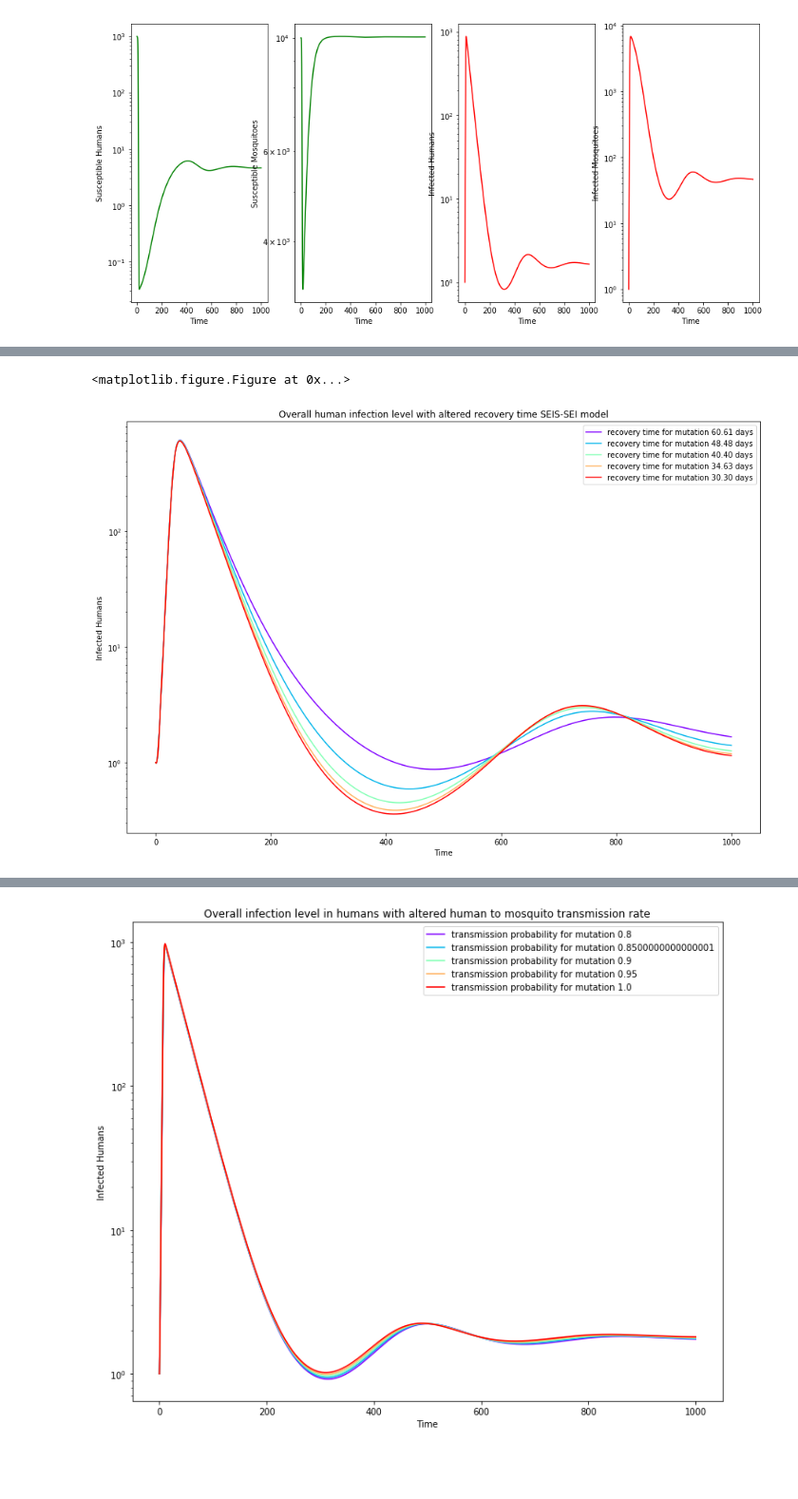
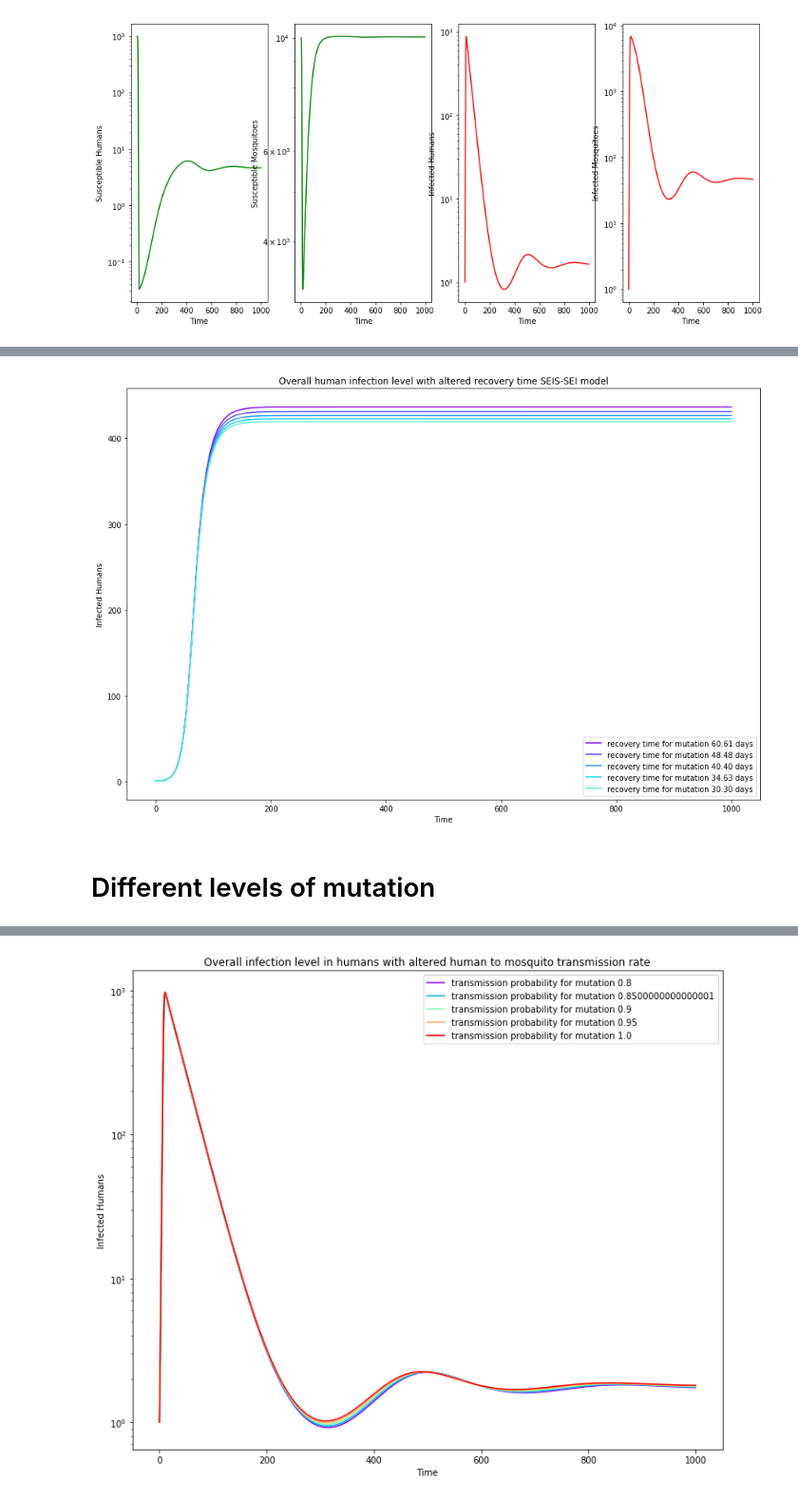
Before and after one commit to susiecant/MSc-project-code, a Jupyter notebook: differential equations with host mutation.ipynb, the cells around one changed output, grey strips where cells are left out. Shown at 95% size. Saved outputs shown, nothing was run; the diff lists cells and outputs as text; code cells hidden in the pictures; blank space fills up the shorter version.

```diff
--- a/differential equations with host mutation.ipynb
+++ b/differential equations with host mutation.ipynb
@@ -74,13 +66,13 @@ def SIS_SI_mut(INP,t):
     Y=np.zeros((6))
     V = INP
     #susceptible hosts
-    Y[0] = nu[0]*(N/1e3) - V[0] * r * (beta[0][1]*V[5]) - d[0] * V[0]
+    Y[0] = nu[0]*(N/1e3) - V[0] * r * (beta[0][1]*V[5]) - d[0] * V[0] + gamma[0] * V[3]
 
     #susceptible hosts w mutation
-    Y[1] = nu[0]*(mutants/1e3) - V[1] * r * (beta[0][1]*V[5]) - d[0] * V[1]
+    Y[1] = nu[0]*(mutants/1e3) - V[1] * r * (beta[0][1]*V[5]) - d[0]* V[1] + gamma[2] * V[4]
 
     #susceptible mosquitos
-    Y[2] = nu[1] - (V[2] * r * (beta[1][0]*V[3]) + V[2] * r * (beta[1][0]*V[4]) ) - d[1] * V[2]
+    Y[2] = nu[1] - (V[2] * r * (beta[1][0]*V[3]) + V[2] * r * (beta[1][1]*V[4]) ) - d[1] * V[2]
 
     #infected hosts
     Y[3] = V[0] * r * (beta[0][1]*V[5]) - gamma[0] * V[3] - d[0] * V[3]
@@ -100,22 +92,17 @@ RES_recovery=np.zeros((1001,6,5))
 r=0.5/1e3;
 mutants=100
 N=900
-beta=np.array([[0, 0.5], [0.8, 0.8]]);
-#gamma=np.array([0.033, 0,0.01]);
-d=np.array([5.5e-5, 0.143]);
-nu=np.array([5.5e-2, 1.443e3]);
-X0=np.array([1e3-mutants,mutants, 1e4,]);
-Y0=np.array([1,0, 1]);
-ND=MaxTime=1000.0;
-TS=1.0
-#alpha=1.0
-INPUT=np.hstack((X0,Y0))
+beta=np.array([[0, 0.2], [0.5, 0.5]]);
+d=np.array([5.5e-5, 0.025]);
+nu=np.array([5.5e-2, 2.5e2]);
+
+
 for i in range(5):
-    X0=np.array([1e3-mutants,mutants, 1e4,]);
+    X0=np.array([1e3-mutants,mutants, 1e4]);
     Y0=np.array([1,0, 1]);
     ND=MaxTime=1000.0;
     TS=1.0
-    #alpha=1.0
+
     INPUT=np.hstack((X0,Y0))
     gamma=np.array([0.033, 0,mut_recovery[i]]);
     t_start = 0.0; t_end = ND; t_inc = TS
@@ -141,10 +128,10 @@ def SEIS_SI_mut(INP,t):
     Y=np.zeros((9))
     V = INP
     #susceptible hosts
-    Y[0] = nu[0]*(N/1e3) - V[0] * r * (beta[0][1]*V[8]) - d[0] * V[0]
+    Y[0] = nu[0]*(N/1e3) - V[0] * r * (beta[0][1]*V[8]) - d[0] * V[0] +gamma[0] * V[6]
 
     #susceptible hosts w mutation
-    Y[1] = nu[0]*(mutants/1e3) - V[1] * r * (beta[0][1]*V[8]) - d[0] * V[1]
+    Y[1] = nu[0]*(mutants/1e3) - V[1] * r * (beta[0][1]*V[8]) - d[0] * V[1] + gamma[2] * V[7]
 
     #susceptible mosquitos
     Y[2] = nu[1] - (V[2] * r * (beta[1][0]*V[6]) + V[2] * r * (beta[1][1]*V[7]) ) - d[1] * V[2]
@@ -179,13 +166,13 @@ RES_recoveryE=np.zeros((1001,9,5))
 r=0.5/1e3;
 mutants=100
 N=900
-beta=np.array([[0, 0.5], [0.8, 0.8]]);
-sigma=np.array([0.143,0.143])
-d=np.array([5.5e-5, 0.143]);
-nu=np.array([5.5e-2, 1.443e3]);
-X0=np.array([1e3-mutants,mutants, 1e4,]);
+beta=np.array([[0, 0.2], [0.5, 0.5]]);
+sigma=np.array([0.025,0.143])
+d=np.array([5.5e-5, 0.05]);
+nu=np.array([5.5e-2, 5e2]);
+X0=np.array([1e3-mutants,mutants, 1e4]);
 Y0=np.array([1,0, 1]);
-ND=MaxTime=1000.0;
+ND=MaxTime=10000.0;
 TS=1.0
 #alpha=1.0
 INPUT=np.hstack((X0,Y0))
@@ -204,13 +191,14 @@ for i in range(5):
 # %%
 plt.figure(figsize=(15,10))
 for i in range(5):
-    plt.semilogy(RES_recoveryE[:,6,i]+RES_recoveryE[:,7,i], c=line_colors[i], label='recovery time for mutation {0:.2f} days'.format(1/mut_recovery[i]))
+    plt.plot(RES_recoveryE[:,6,i]+RES_recoveryE[:,7,i], c=line_colors[i], label='recovery time for mutation {0:.2f} days'.format(1/mut_recovery[i]))
 
 plt.xlabel('Time')
 plt.ylabel('Infected Humans')
 plt.title('Overall human infection level with altered recovery time SEIS-SEI model')
 plt.legend()
 plt.show()
 # %% [output]
-<matplotlib.figure.Figure at 0x...>
-[figure, old version]
+[figure, new version]
+# %% [markdown]
+# Different levels of mutation
```
Also changed, not shown: parts of 19 cells of this notebook, 1 other file.
